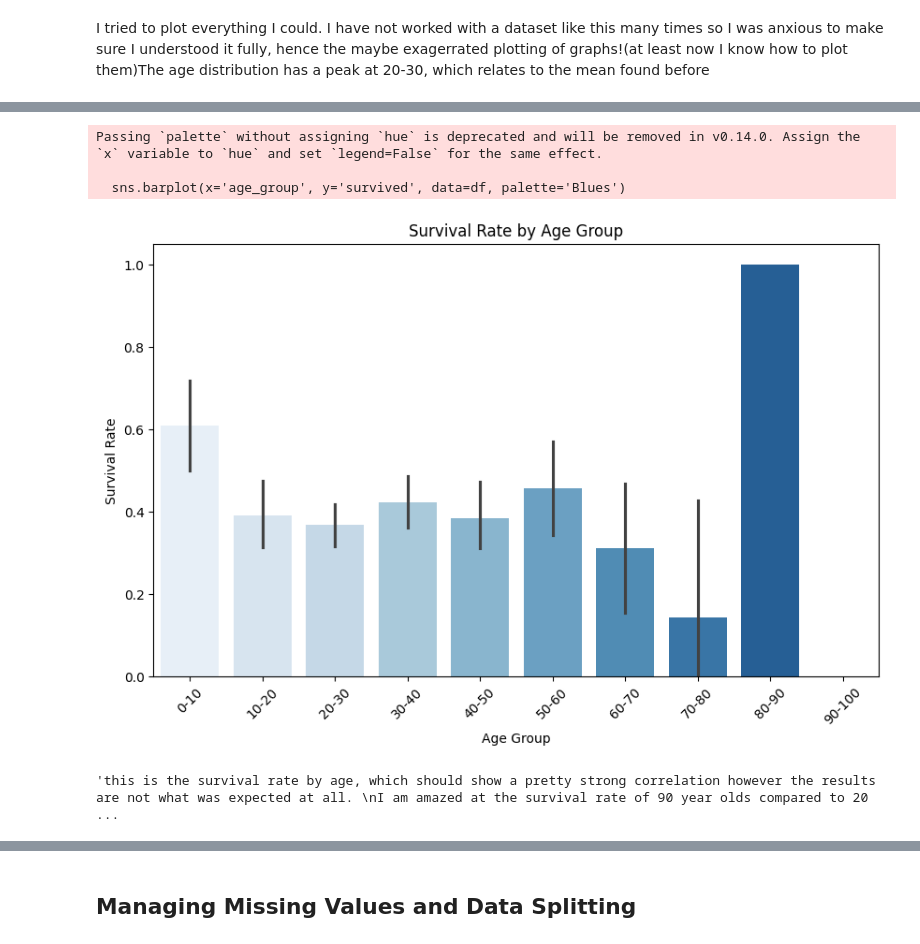
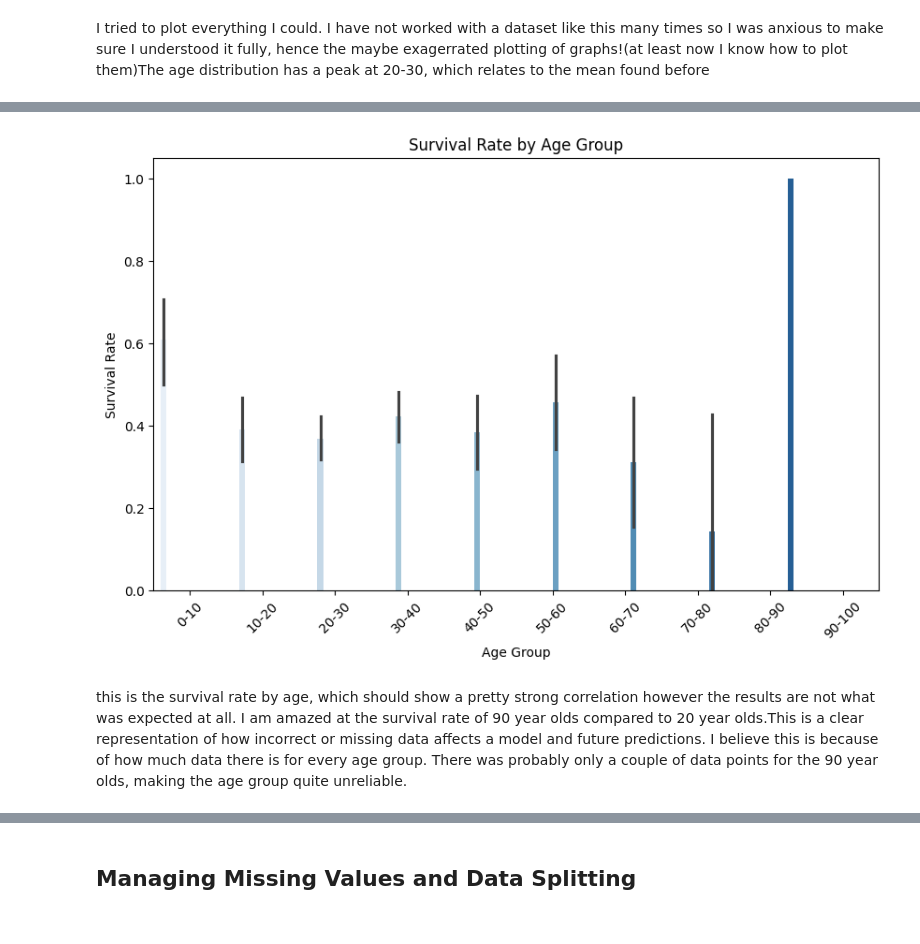
Before and after one commit to Ilincalink/ML-fundamentals-2025, a Jupyter notebook: assignment_1_ilinca_corbu[corbu].ipynb, the cells around one changed output, grey strips where cells are left out. Saved outputs shown, nothing was run; the diff lists cells and outputs as text; code cells hidden in the pictures.

```diff
--- a/assignment_1_ilinca_corbu[corbu].ipynb
+++ b/assignment_1_ilinca_corbu[corbu].ipynb
@@ -219,24 +207,19 @@ Passing `palette` without assigning `hue` is deprecated and will be removed in v
 # %%
-
 bins = [0, 10, 20, 30, 40, 50, 60, 70, 80, 90, 100]
 labels = ['0-10', '10-20', '20-30', '30-40', '40-50', '50-60', '60-70', '70-80', '80-90', '90-100']
 df['age_group'] = pd.cut(df['age'], bins=bins, labels=labels, right=False)
-
 plt.figure(figsize=(10, 6))
-sns.barplot(x='age_group', y='survived', data=df, palette='Blues')
+sns.barplot(x='age_group', y='survived', data=df, hue='age_group', palette='Blues', legend=False)
 plt.title('Survival Rate by Age Group')
 plt.xlabel('Age Group')
 plt.ylabel('Survival Rate')
 plt.xticks(rotation=45)
 plt.show()
-'''this is the survival rate by age, which should show a pretty strong correlation however the results are not what was expected at all.
-I am amazed at the survival rate of 90 year olds compared to 20 year olds.This is a clear representation of how incorrect or missing data
-affects a model fully and greatly  '''
 # %% [output]
-Passing `palette` without assigning `hue` is deprecated and will be removed in v0.14.0. Assign the `x` variable to `hue` and set `legend=False` for the same effect.
-
-  sns.barplot(x='age_group', y='survived', data=df, palette='Blues')
-[figure, old version]
+[figure, new version]
-'this is the survival rate by age, which should show a pretty strong correlation however the results are not what was expected at all. \nI am amazed at the survival rate of 90 year olds compared to 20 ...
+# %% [markdown]
+this is the survival rate by age, which should show a pretty strong correlation however the results are not what was expected at all.
+I am amazed at the survival rate of 90 year olds compared to 20 year olds.This is a clear representation of how incorrect or missing data
+affects a model and future predictions. I believe this is because of how much data there is for every age group. There was probably only a couple of data points for the 90 year olds, making the age group quite unreliable.
 # %%
 plt.figure(figsize=(8, 6))
```
Also changed, not shown: parts of 28 cells of this notebook.
